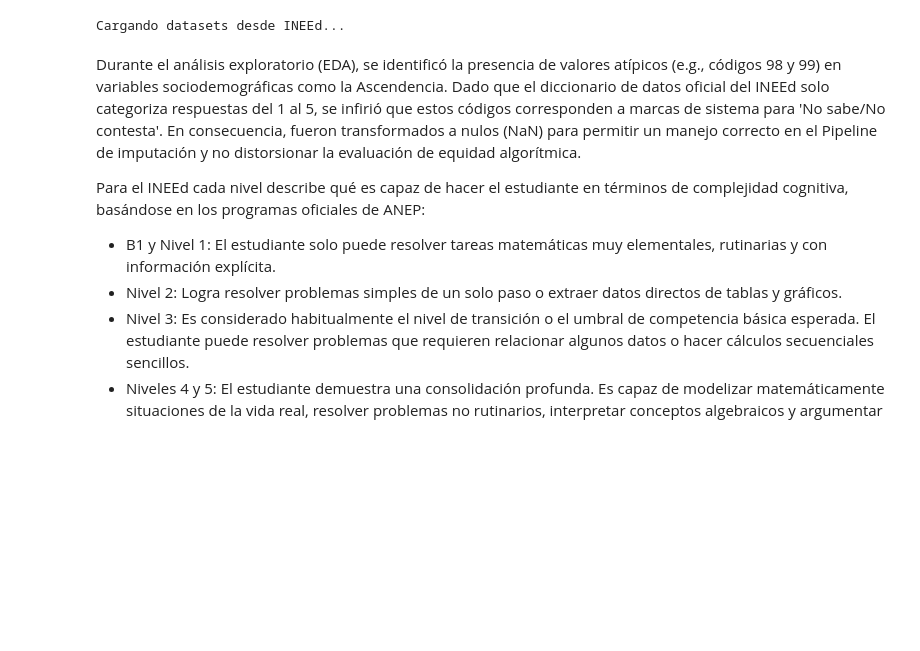
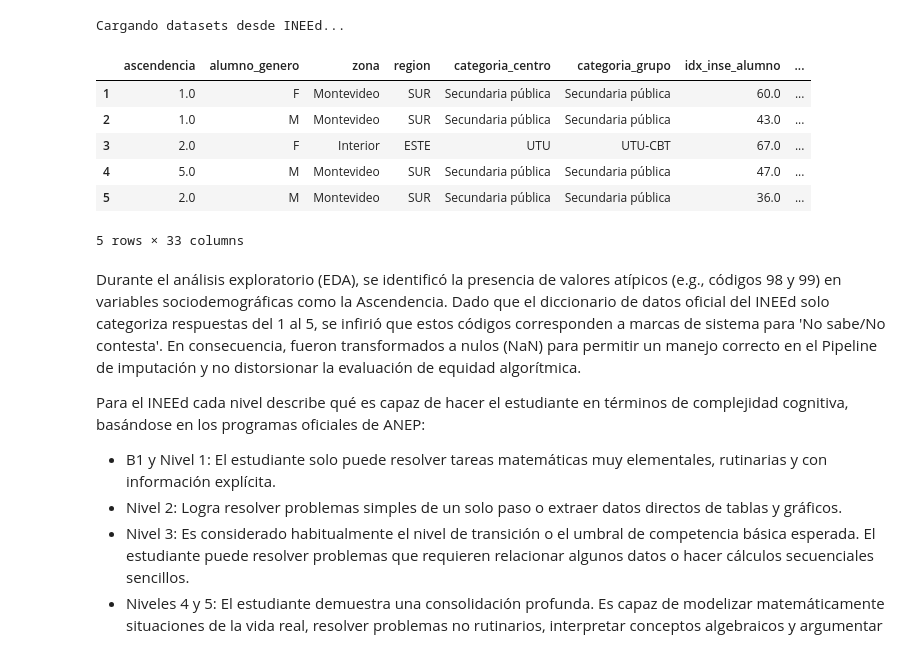
Before and after one commit to estebancardoso96/los_parsimoniosos, a Jupyter notebook: guia_ejemplo.ipynb, the cells around one changed output. Saved outputs shown, nothing was run; the diff lists cells and outputs as text; code cells hidden in the pictures; blank space fills up the shorter version.

```diff
--- a/guia_ejemplo.ipynb
+++ b/guia_ejemplo.ipynb
@@ -81,33 +119,43 @@ mapa_variables = {
     "EMPATIA_E_ESC50": "idx_empatia",
     "EXTERNALIZ_E_ESC50": "idx_conductas_externalizantes",
     "HABINTER_E_ESC50": "idx_habilidades_interperonales",
     "HABINTRA_E_ESC50": "idx_habilidades_intrapersonales",
     "HABRELAC_E_ESC50": "idx_habilidades_relacionamiento",
     "INTERNALIZ_E_ESC50": "idx_conductas_internalizantes",
     "MOTAUTREGA_E_ESC50": "idx_motivacion_aprendizaje",
     "MOTINT_E_ESC50": "idx_motivacion_intrinseca",
     "PERSAC_E_ESC50": "idx_perseverancia_academica",
     "REGEMO_E_ESC50": "idx_regulacion_emocional",
     "VALTMAT_E_ESC50": "idx_valoracion_tarea_matematica"
 }
 
 # Renombrar columnas. Como evitamos los sufijos _x/_y, las variables originales están intactas.
 df_final = df_final.rename(columns=mapa_variables)
 
 # Crear dataset X asegurando que SOLO contiene las variables mapeadas
 variables_modelo = list(mapa_variables.values())
 X = df_final[variables_modelo].copy()
 
 # Reemplazar códigos numéricos de "No sabe / No contesta" por nulos reales (NaN)
 # tanto en ascendencia como en otras variables sociodemográficas
 X = X.replace({99: np.nan, 98: np.nan, "99": np.nan, "98": np.nan})
 
 # Construir la variable objetivo binaria
 # 1 (satisfactorio) = N4 o N5; 0 (insatisfactorio) = B1, N1, N2 o N3
 y = np.where(df_final["Niveles_MAT"].isin(["N4", "N5"]), 1, 0)
 
 # Construir el vector de pesos muestrales
 w = df_final["peso_MEst"].values
+
+X.head()
+# %% [output]
+|  | ascendencia | alumno_genero | zona | region | categoria_centro | categoria_grupo | idx_inse_alumno | ... |
+| 1 | 1.0 | F | Montevideo | SUR | Secundaria pública | Secundaria pública | 60.0 | ... |
+| 2 | 1.0 | M | Montevideo | SUR | Secundaria pública | Secundaria pública | 43.0 | ... |
+| 3 | 2.0 | F | Interior | ESTE | UTU | UTU-CBT | 67.0 | ... |
+| 4 | 5.0 | M | Montevideo | SUR | Secundaria pública | Secundaria pública | 47.0 | ... |
+| 5 | 2.0 | M | Montevideo | SUR | Secundaria pública | Secundaria pública | 36.0 | ... |
+5 rows × 33 columns
 # %% [markdown]
 Durante el análisis exploratorio (EDA), se identificó la presencia de valores atípicos (e.g., códigos 98 y 99) en variables sociodemográficas como la Ascendencia. Dado que el diccionario de datos oficial del INEEd solo categoriza respuestas del 1 al 5, se infirió que estos códigos corresponden a marcas de sistema para 'No sabe/No contesta'. En consecuencia, fueron transformados a nulos (NaN) para permitir un manejo correcto en el Pipeline de imputación y no distorsionar la evaluación de equidad algorítmica.
 
```
Also changed, not shown: parts of 7 cells of this notebook.
